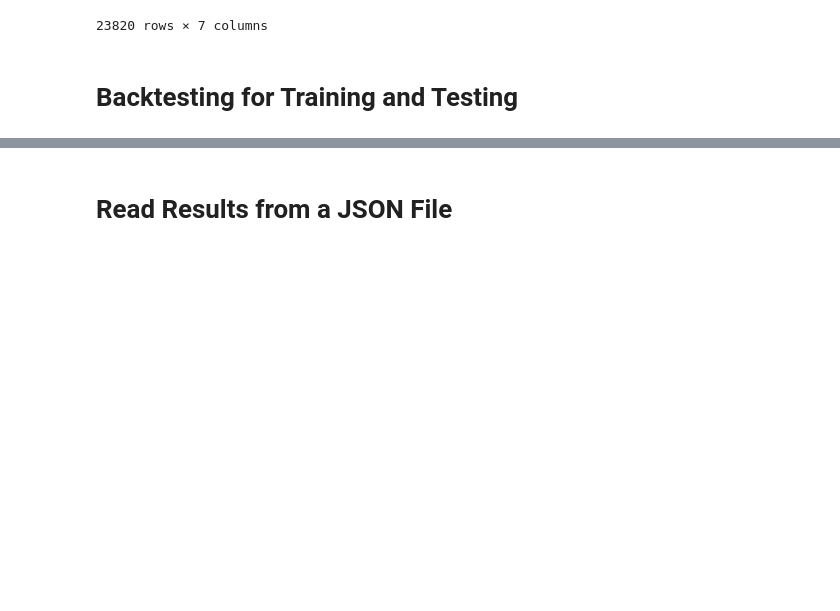
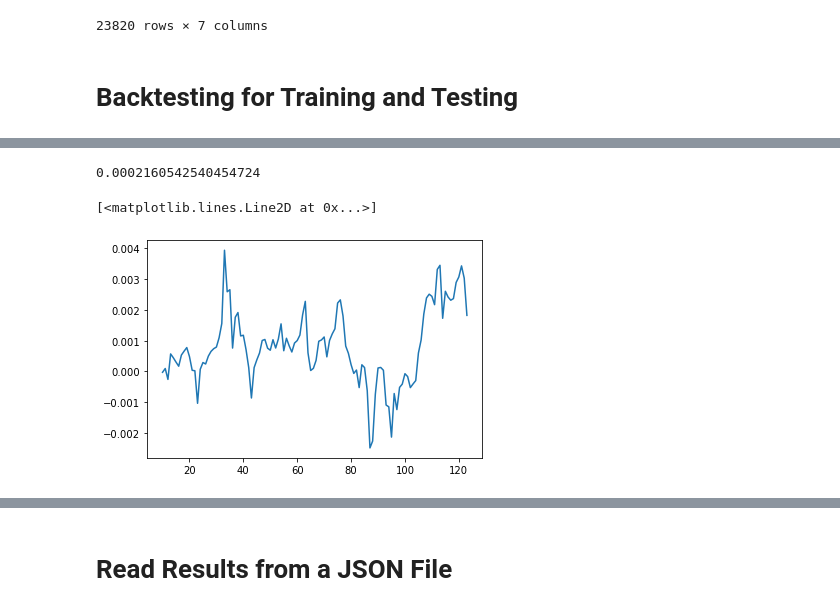
Before and after one commit to chpoonag/kama, a Jupyter notebook: Stk-DC and KAMA Mean-Test-20221107 0200-Copy2.ipynb, the cells around one changed output, grey strips where cells are left out. Saved outputs shown, nothing was run; the diff lists cells and outputs as text; code cells hidden in the pictures; blank space fills up the shorter version.

```diff
--- a/Stk-DC and KAMA Mean-Test-20221107 0200-Copy2.ipynb
+++ b/Stk-DC and KAMA Mean-Test-20221107 0200-Copy2.ipynb
@@ -402,0 +440,6 @@ def backtest(df, long_rules, short_rules, long_only = True, \
+# %%
+# debug here 2022-11-13 1017 (WIP)
+# for debugging and testing
+long_rules = df_temp['actions'].apply(lambda x: 1 if x == 1 else 0).to_list()
+short_rules = df_temp['actions'].apply(lambda x: -1 if x == -1 else 0).to_list()
+ret = backtest(df_temp, long_rules = long_rules, short_rules = short_rules)
@@ -402,0 +455,9 @@ def backtest(df, long_rules, short_rules, long_only = True, \
+# %%
+8.434889/8.433067-1
+# %% [output]
+0.0002160542540454724
+# %%
+plt.plot(ret['delta(KAMA(Close_ln, 10, 4, 10), 2)'])
+# %% [output]
+[<matplotlib.lines.Line2D at 0x...>]
+[figure, added]
```
Also changed, not shown: parts of 35 cells of this notebook.
